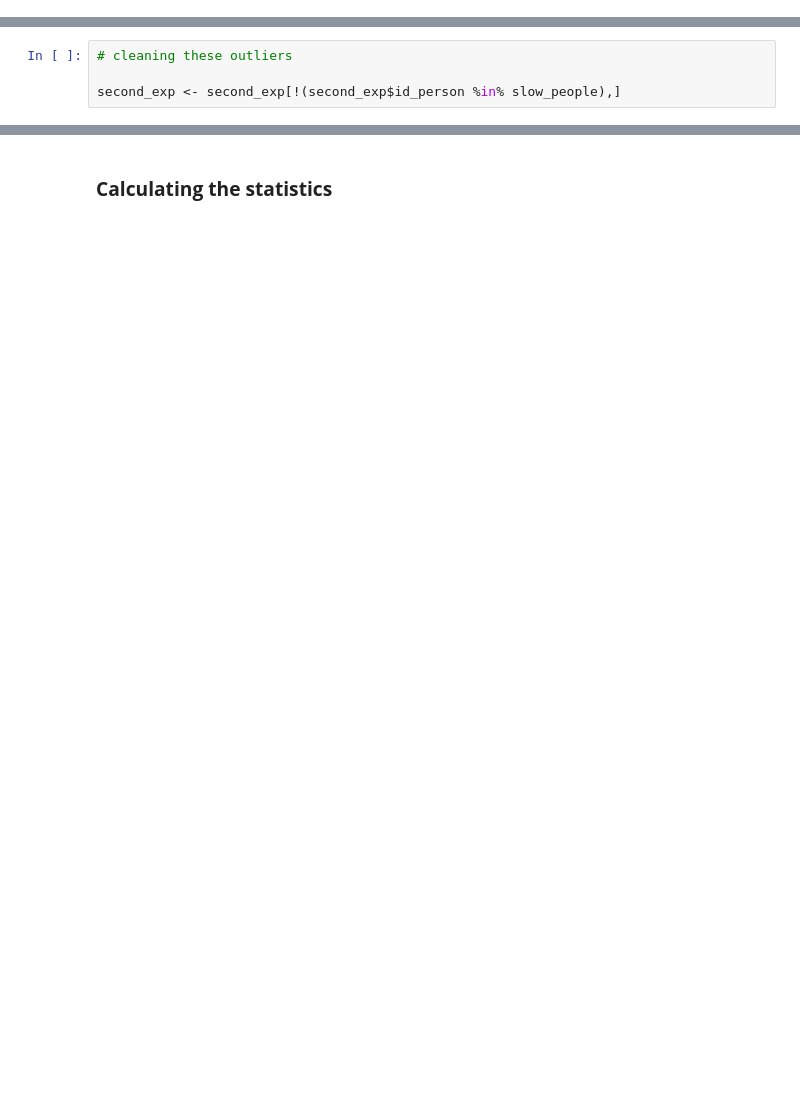
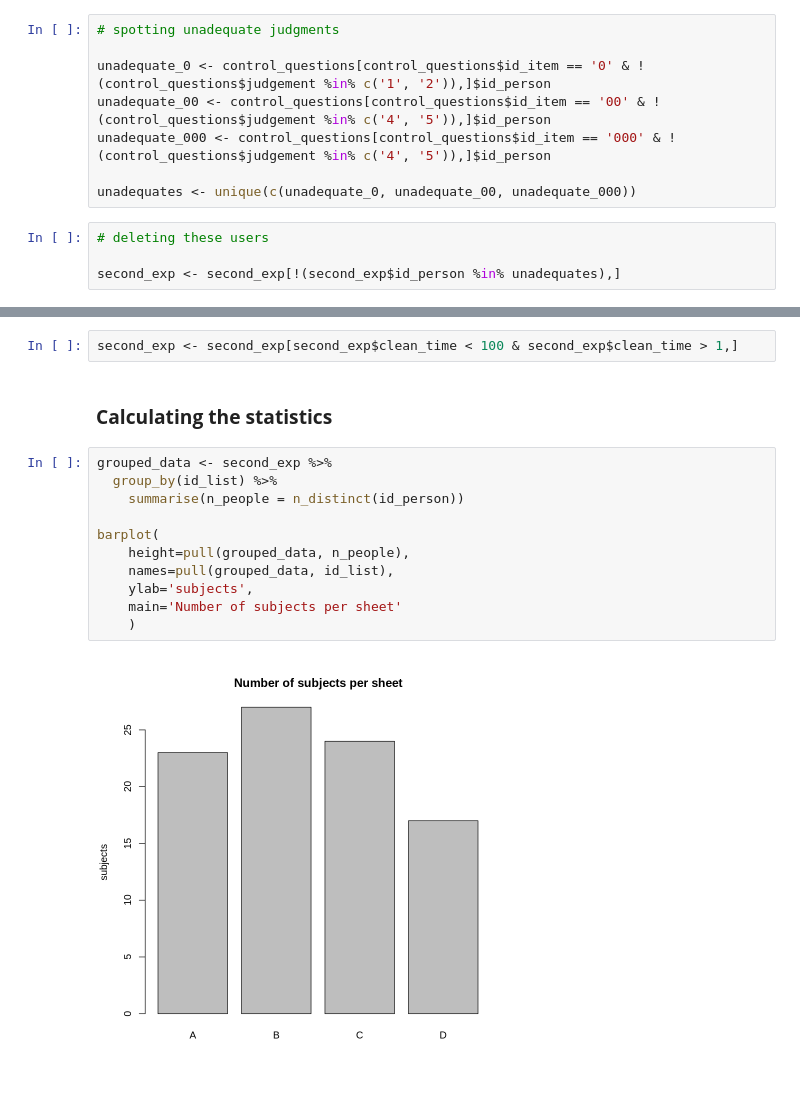
Before and after one commit to KatiaKozlova/stat-project, a Jupyter notebook: stat_project.ipynb, the cells around one changed output, grey strips where cells are left out. Saved outputs shown, nothing was run; the diff lists cells and outputs as text; blank space fills up the shorter version.

```diff
--- a/stat_project.ipynb
+++ b/stat_project.ipynb
@@ -167 +198,13 @@ second_exp$clean_time <- (as.numeric(second_exp$judge_time) - as.numeric(second_
+# %%
+# spotting unadequate judgments
+
+unadequate_0 <- control_questions[control_questions$id_item == '0' & !(control_questions$judgement %in% c('1', '2')),]$id_person
+unadequate_00 <- control_questions[control_questions$id_item == '00' & !(control_questions$judgement %in% c('4', '5')),]$id_person
+unadequate_000 <- control_questions[control_questions$id_item == '000' & !(control_questions$judgement %in% c('4', '5')),]$id_person
+
+unadequates <- unique(c(unadequate_0, unadequate_00, unadequate_000))
+# %%
+# deleting these users
+
+second_exp <- second_exp[!(second_exp$id_person %in% unadequates),]
 # %% [markdown]
@@ -210,4 +232,0 @@ slow_people <- unique(outliers[outliers$is.extreme,]$id_person)
-# %%
-# cleaning these outliers
-
-second_exp <- second_exp[!(second_exp$id_person %in% slow_people),]
@@ -214,5 +242,20 @@ second_exp <- second_exp[!(second_exp$id_person %in% slow_people),]
+# %%
+second_exp <- second_exp[second_exp$clean_time < 100 & second_exp$clean_time > 1,]
 # %% [markdown]
 ### **Calculating the statistics**
+# %%
+grouped_data <- second_exp %>%
+  group_by(id_list) %>%
+    summarise(n_people = n_distinct(id_person))
+
+barplot(
+    height=pull(grouped_data, n_people),
+    names=pull(grouped_data, id_list),
+    ylab='subjects',
+    main='Number of subjects per sheet'
+    )
+# %% [output]
+[figure, added]
 # %%
 summary(second_exp$clean_time)
 # %% [output]
```
Also changed, not shown: parts of 13 cells of this notebook.
